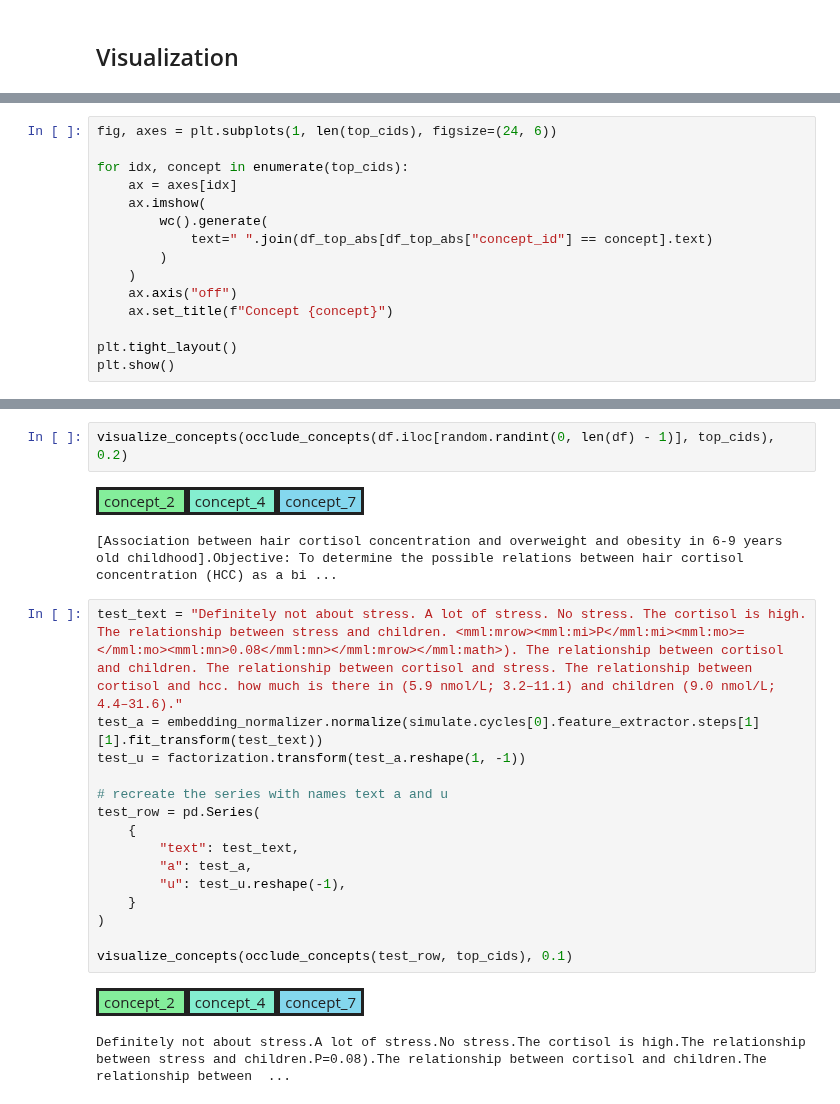
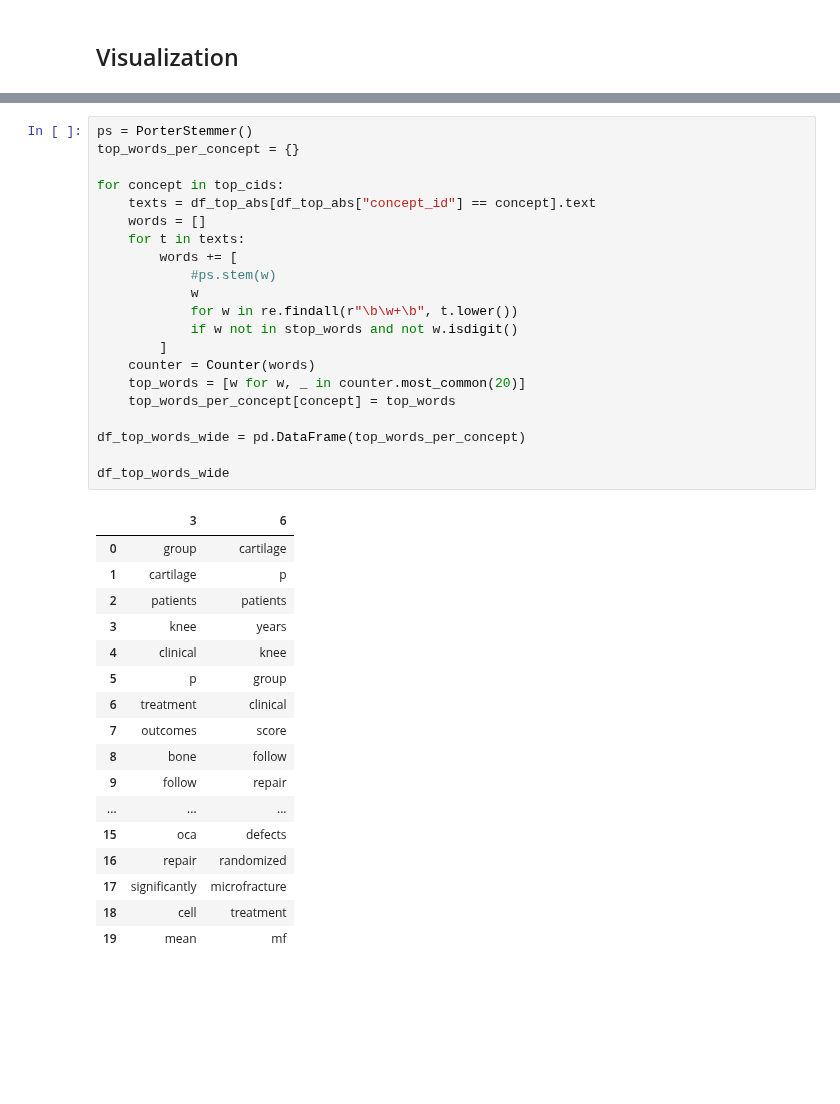
Before and after one commit to jteijema/ASR-XAI, a Jupyter notebook: ASRXAI.ipynb, the cells around one changed output, grey strips where cells are left out. Cells and saved outputs as stored; diff of their text form; blank space fills up the shorter version.

```diff
--- a/ASRXAI.ipynb
+++ b/ASRXAI.ipynb
@@ -364,18 +408,3 @@ def visualize_concepts(df: pd.DataFrame, threshold = 0.2):
             + " </div>"
         )
     )
-# %%
-fig, axes = plt.subplots(1, len(top_cids), figsize=(24, 6))
-
-for idx, concept in enumerate(top_cids):
-    ax = axes[idx]
-    ax.imshow(
-        wc().generate(
-            text=" ".join(df_top_abs[df_top_abs["concept_id"] == concept].text)
-        )
-    )
-    ax.axis("off")
-    ax.set_title(f"Concept {concept}")
-
-plt.tight_layout()
-plt.show()
@@ -384,23 +411,39 @@ plt.show()
-# %%
-visualize_concepts(occlude_concepts(df.iloc[random.randint(0, len(df) - 1)], top_cids), 0.2)
-# %% [output]
-concept_2 concept_4 concept_7
-[Association between hair cortisol concentration and overweight and obesity in 6-9 years old childhood].Objective: To determine the possible relations between hair cortisol concentration (HCC) as a bi ...
-# %%
-test_text = "Definitely not about stress. A lot of stress. No stress. The cortisol is high. The relationship between stress and children. <mml:mrow><mml:mi>P</mml:mi><mml:mo>=</mml:mo><mml:mn>0.08</mml:mn></mml:mrow></mml:math>). The relationship between cortisol and children. The relationship between cortisol and stress. The relationship between cortisol and hcc. how much is there in (5.9 nmol/L; 3.2–11.1) and children (9.0 nmol/L; 4.4–31.6)."
-test_a = embedding_normalizer.normalize(simulate.cycles[0].feature_extractor.steps[1][1].fit_transform(test_text))
-test_u = factorization.transform(test_a.reshape(1, -1))
-
-# recreate the series with names text a and u
-test_row = pd.Series(
-    {
-        "text": test_text,
-        "a": test_a,
-        "u": test_u.reshape(-1),
-    }
-)
-
-visualize_concepts(occlude_concepts(test_row, top_cids), 0.1)
-# %% [output]
-concept_2 concept_4 concept_7
-Definitely not about stress.A lot of stress.No stress.The cortisol is high.The relationship between stress and children.P=0.08).The relationship between cortisol and children.The relationship between  ...
+# %%
+ps = PorterStemmer()
+top_words_per_concept = {}
+
+for concept in top_cids:
+    texts = df_top_abs[df_top_abs["concept_id"] == concept].text
+    words = []
+    for t in texts:
+        words += [
+            #ps.stem(w)
+            w
+            for w in re.findall(r"\b\w+\b", t.lower())
+            if w not in stop_words and not w.isdigit()
+        ]
+    counter = Counter(words)
+    top_words = [w for w, _ in counter.most_common(20)]
+    top_words_per_concept[concept] = top_words
+
+df_top_words_wide = pd.DataFrame(top_words_per_concept)
+
+df_top_words_wide
+# %% [output]
+|  | 3 | 6 |
+| 0 | group | cartilage |
+| 1 | cartilage | p |
+| 2 | patients | patients |
+| 3 | knee | years |
+| 4 | clinical | knee |
+| 5 | p | group |
+| 6 | treatment | clinical |
+| 7 | outcomes | score |
+| 8 | bone | follow |
+| 9 | follow | repair |
+| ... | ... | ... |
+| 15 | oca | defects |
+| 16 | repair | randomized |
+| 17 | significantly | microfracture |
+| 18 | cell | treatment |
+| 19 | mean | mf |
```
Also changed, not shown: parts of 18 cells of this notebook, 1 other file.
